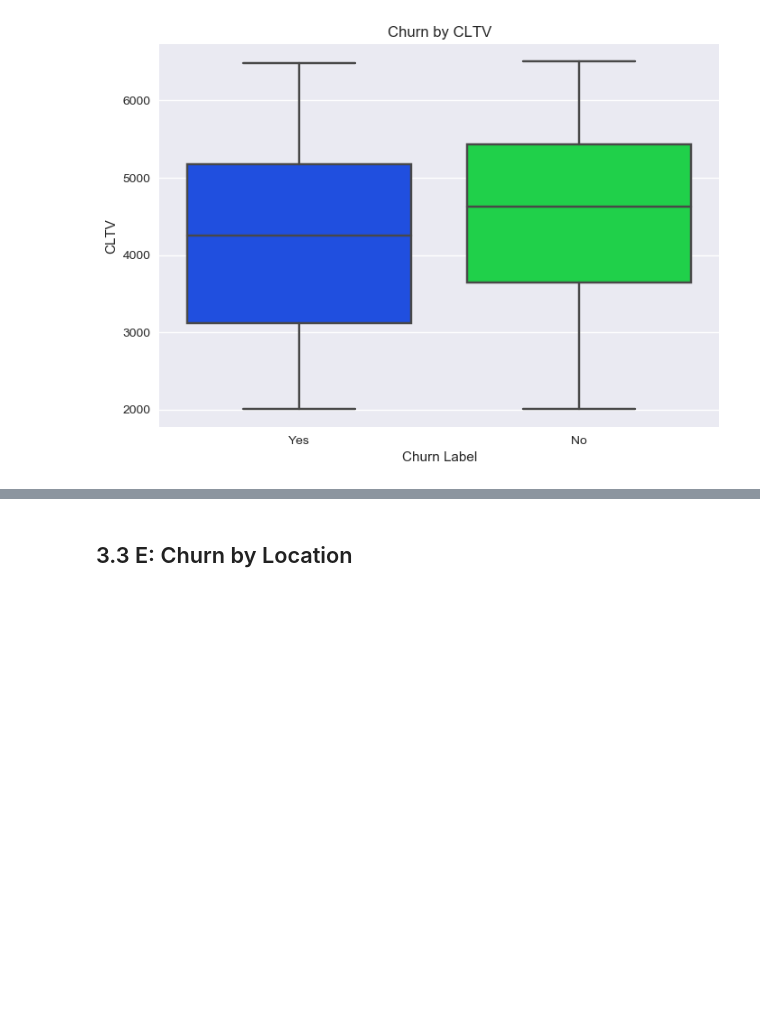
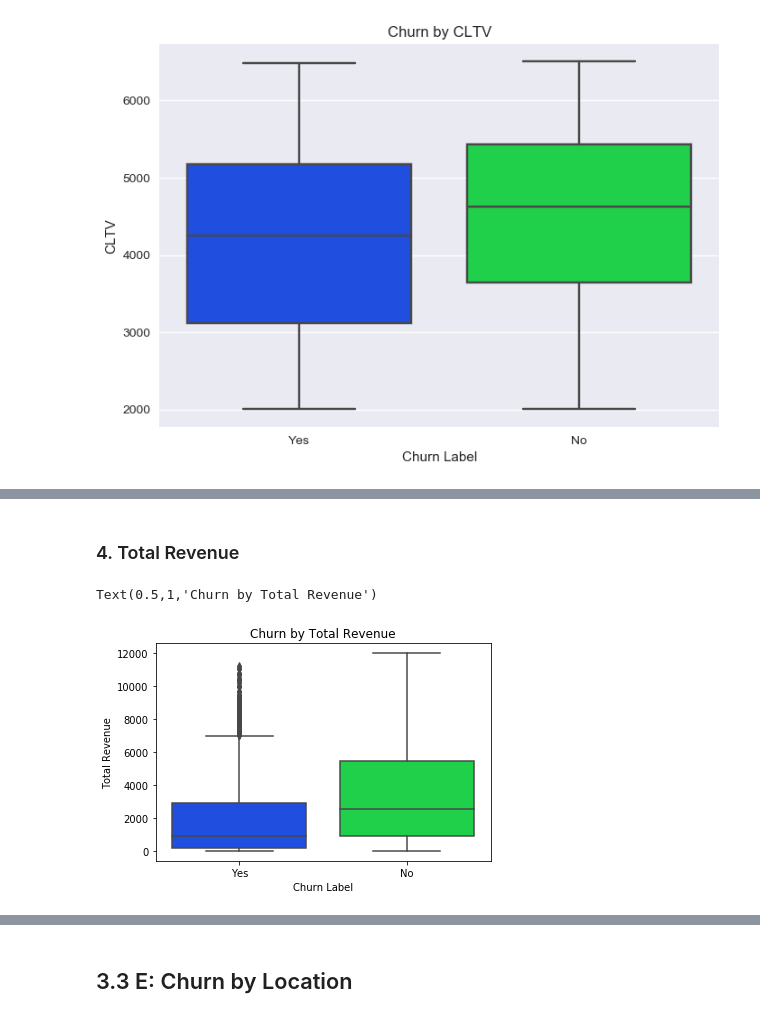
Before and after one commit to minhajforhad/Customer-Churn-Prediction-in-Telecommunication-Service-Industry, a Jupyter notebook: Telco_Churn_Prediction_Multi_Files_v2.ipynb, the cells around one changed output, grey strips where cells are left out. Cells and saved outputs as stored; diff of their text form; code cells hidden in the pictures; blank space fills up the shorter version.

```diff
--- a/Telco_Churn_Prediction_Multi_Files_v2.ipynb
+++ b/Telco_Churn_Prediction_Multi_Files_v2.ipynb
@@ -1431,0 +1447,9 @@ plt.xticks(fontsize=20)
+# %% [markdown]
+### 4. Total Revenue
+# %%
+sns.set_palette("bright")
+ax = sns.boxplot(x = telco_df2["Churn Label"], y = telco_df2["Total Revenue"])
+ax.set_title('Churn by Total Revenue')
+# %% [output]
+Text(0.5,1,'Churn by Total Revenue')
+[figure, added]
```
Also changed, not shown: parts of 10 cells of this notebook.
